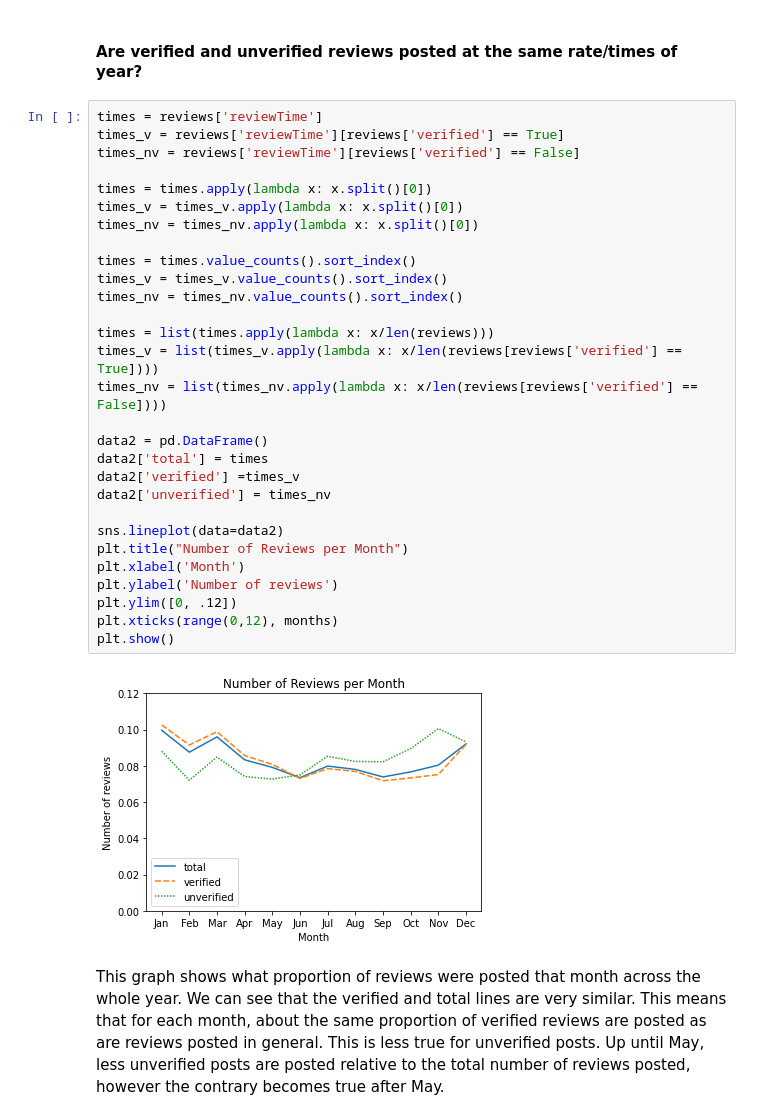
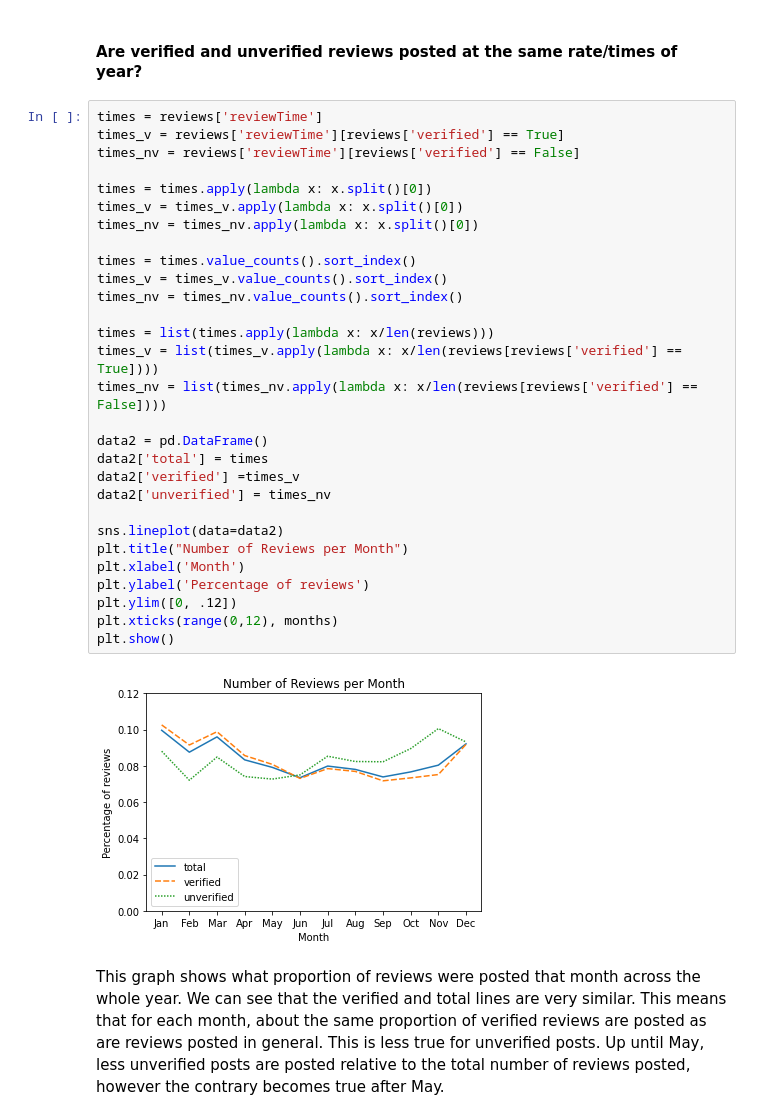
Before and after one commit to copl68/Cisc367Final, a Jupyter notebook: final-amazon-reviews.ipynb, the cells around one changed output. Saved outputs shown, nothing was run; the diff lists cells and outputs as text.

```diff
--- a/final-amazon-reviews.ipynb
+++ b/final-amazon-reviews.ipynb
@@ -485,34 +514,34 @@ The trend in data shows that Amazon reviews are not posted an even amount of tim
 # %%
 times = reviews['reviewTime']
 times_v = reviews['reviewTime'][reviews['verified'] == True]
 times_nv = reviews['reviewTime'][reviews['verified'] == False]
 
 times = times.apply(lambda x: x.split()[0])
 times_v = times_v.apply(lambda x: x.split()[0])
 times_nv = times_nv.apply(lambda x: x.split()[0])
 
 times = times.value_counts().sort_index()
 times_v = times_v.value_counts().sort_index()
 times_nv = times_nv.value_counts().sort_index()
 
 times = list(times.apply(lambda x: x/len(reviews)))
 times_v = list(times_v.apply(lambda x: x/len(reviews[reviews['verified'] == True])))
 times_nv = list(times_nv.apply(lambda x: x/len(reviews[reviews['verified'] == False])))
 
 data2 = pd.DataFrame()
 data2['total'] = times
 data2['verified'] =times_v
 data2['unverified'] = times_nv
 
 sns.lineplot(data=data2)
 plt.title("Number of Reviews per Month")
 plt.xlabel('Month')
-plt.ylabel('Number of reviews')
+plt.ylabel('Percentage of reviews')
 plt.ylim([0, .12])
 plt.xticks(range(0,12), months)
 plt.show()
 # %% [output]
-[figure, old version]
+[figure, new version]
 # %% [markdown]
 This graph shows what proportion of reviews were posted that month across the whole year. We can see that the verified and total lines are very similar. This means that for each month, about the same proportion of verified reviews are posted as are reviews posted in general. This is less true for unverified posts. Up until May, less unverified posts are posted relative to the total number of reviews posted, however the contrary becomes true after May.
 # %% [markdown]
```
Also changed, not shown: parts of 11 cells of this notebook.
